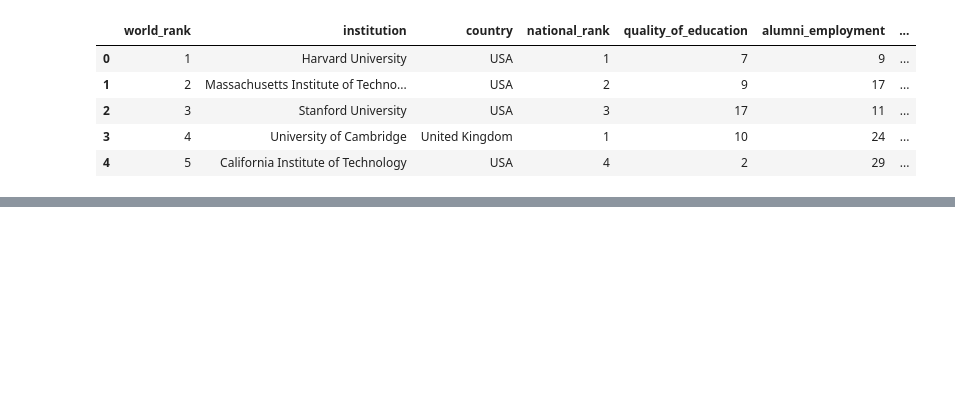
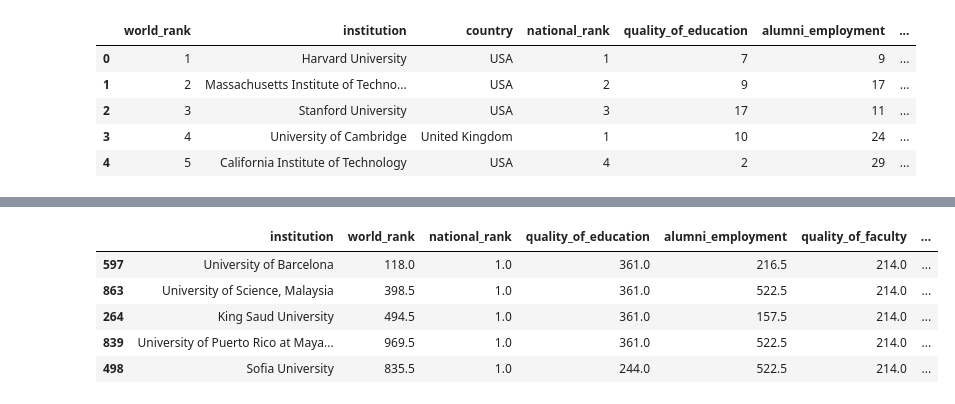
Before and after one commit to EricNg314/Code-Drills, a Jupyter notebook: Matplotlib_Code-Drills/day-02/01/Day-02_01_solved.ipynb, the cells around one changed output, grey strips where cells are left out. Saved outputs shown, nothing was run; the diff lists cells and outputs as text; code cells hidden in the pictures; blank space fills up the shorter version.

```diff
--- a/Matplotlib_Code-Drills/day-02/01/Day-02_01_solved.ipynb
+++ b/Matplotlib_Code-Drills/day-02/01/Day-02_01_solved.ipynb
@@ -21,0 +46,15 @@ school_data_df.head(5)
+# %%
+# Declare a variable called top_avg_sorted_df
+    # Sort institution_avg_score_df by national_rank from Lowest to Highest.
+    # then save only the top 10 rows
+top_avg_sorted_df = institution_df.sort_values("national_rank", ascending=True)
+
+# Show the rows of top_avg_sorted_df
+top_avg_sorted_df.head()
+# %% [output]
+|  | institution | world_rank | national_rank | quality_of_education | alumni_employment | quality_of_faculty | ... |
+| 597 | University of Barcelona | 118.0 | 1.0 | 361.0 | 216.5 | 214.0 | ... |
+| 863 | University of Science, Malaysia | 398.5 | 1.0 | 361.0 | 522.5 | 214.0 | ... |
+| 264 | King Saud University | 494.5 | 1.0 | 361.0 | 157.5 | 214.0 | ... |
+| 839 | University of Puerto Rico at Maya... | 969.5 | 1.0 | 361.0 | 522.5 | 214.0 | ... |
+| 498 | Sofia University | 835.5 | 1.0 | 244.0 | 522.5 | 214.0 | ... |
```
Also changed, not shown: parts of 7 cells of this notebook, 2 other files.
